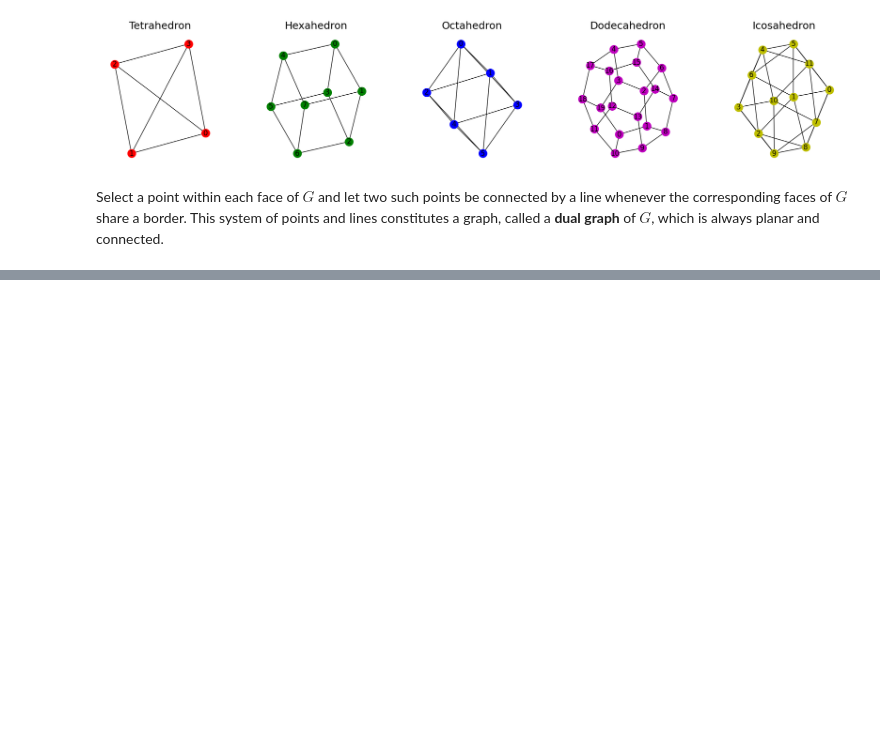
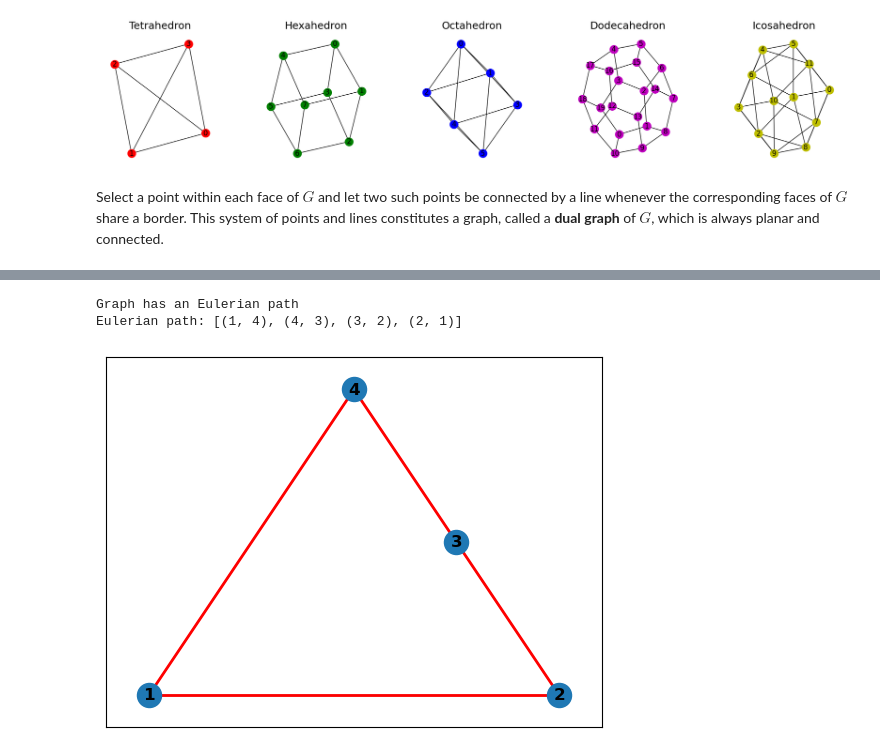
Before and after one commit to deva-k/devabook, a Jupyter notebook: book/graphs/graphs.ipynb, the cells around one changed output, grey strips where cells are left out. Drawn from its saved outputs; the diff is of its cells as text; code cells hidden in the pictures; blank space fills up the shorter version.

```diff
--- a/book/graphs/graphs.ipynb
+++ b/book/graphs/graphs.ipynb
@@ -410,0 +423,26 @@ Select a point within each face of $G$ and let two such points be connected by a
+# %%
+# Define a graph with an Eulerian path
+G = nx.Graph()
+G.add_edges_from([(1,2), (2,3), (3,4), (4,1)])
+
+# Check if the graph has an Eulerian path
+if nx.is_eulerian(G):
+    print("Graph has an Eulerian path")
+else:
+    print("Graph does not have an Eulerian path")
+
+# Find an Eulerian path in the graph
+path = list(nx.eulerian_circuit(G))
+
+# Print the Eulerian path
+print("Eulerian path:", path)
+
+# Draw the graph with the Eulerian path highlighted
+pos = nx.planar_layout(G)
+nx.draw_networkx(G, pos, with_labels=True, font_weight='bold')
+nx.draw_networkx_edges(G, pos, edgelist=path, edge_color='r', width=2)
+plt.show()
+# %% [output]
+Graph has an Eulerian path
+Eulerian path: [(1, 4), (4, 3), (3, 2), (2, 1)]
+[figure, added]
```
Also changed, not shown: parts of 5 cells of this notebook.
